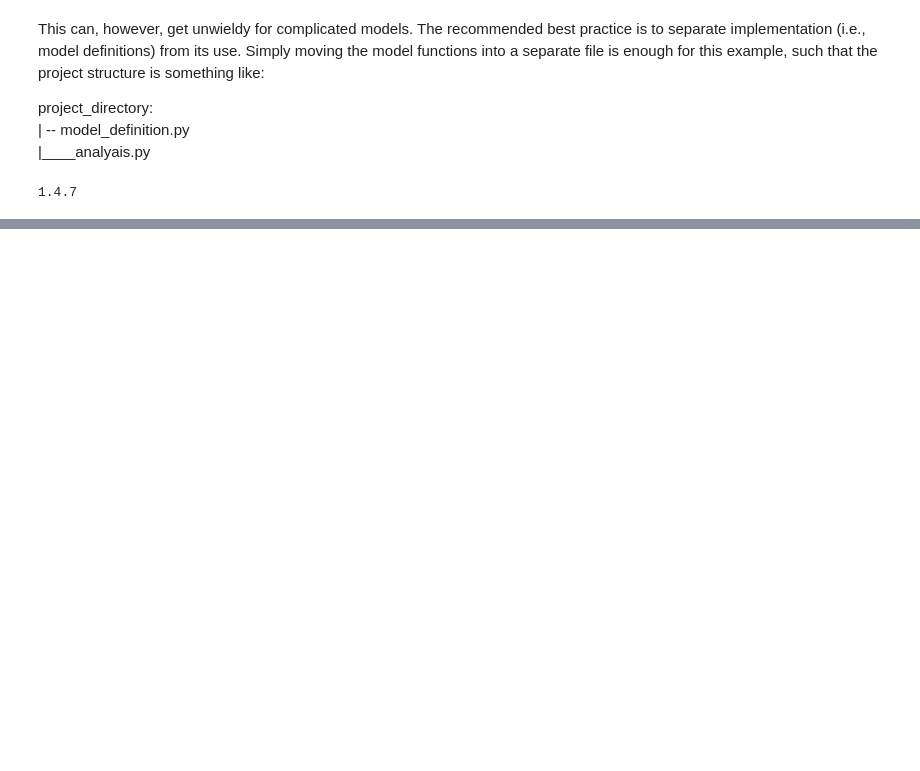
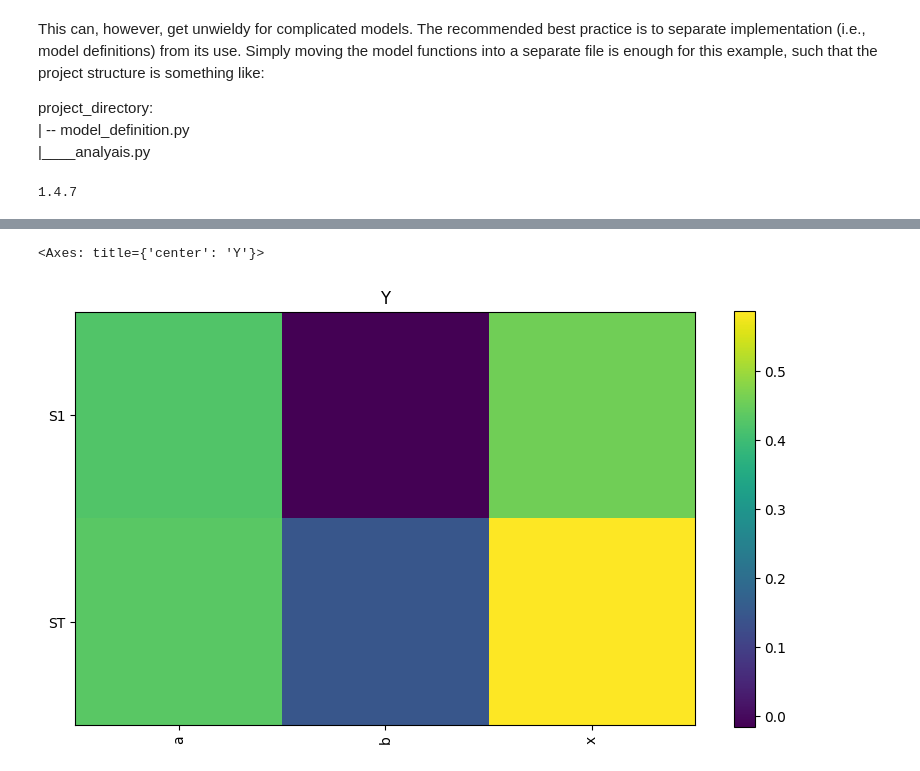
Before and after one commit to JasonCNTJ/SensitivityAnalysis_ResilienceAssessment, a Jupyter notebook: UncertaintyQuantification/参考/SALib/test_SALib.ipynb, the cells around one changed output, grey strips where cells are left out. Cells and saved outputs as stored; diff of their text form; code cells hidden in the pictures; blank space fills up the shorter version.

```diff
--- a/UncertaintyQuantification/参考/SALib/test_SALib.ipynb
+++ b/UncertaintyQuantification/参考/SALib/test_SALib.ipynb
@@ -61,0 +66,39 @@ print(SALib.__version__)
+# %%
+# from model_definitions import wrapped_linear
+import numpy as np
+from SALib import ProblemSpec
+import time
+
+
+def wrapped_linear(X):
+    import numpy as np
+    import time
+    N, D = X.shape
+    results = np.empty(N)
+    for i in range(N):
+        # time.sleep(1)
+        a, b, x = X[i, :]
+        results[i] = a + b * x
+    return results
+
+
+if __name__ == "__main__":
+    start_time = time.time()  # 记录开始时间
+    sp = ProblemSpec({
+        'names': ['a', 'b', 'x'],
+        'bounds': [
+            [-1, 0],
+            [-1, 0],
+            [-1, 1],
+        ],
+    })
+
+    (
+        sp.sample_sobol(2**8)
+        .evaluate(wrapped_linear, nprocs=16)
+        .analyze_sobol()
+    )
+    end_time = time.time()  # 记录结束时间
+    elapsed_time = end_time - start_time  # 计算时间差
+    print('计算时间为', elapsed_time, 's')
+    print(sp)
@@ -61,0 +143,5 @@ print(SALib.__version__)
+# %%
+sp.heatmap()
+# %% [output]
+<Axes: title={'center': 'Y'}>
+[figure, added]
```
Also changed, not shown: parts of 4 cells of this notebook, 56 other files.
